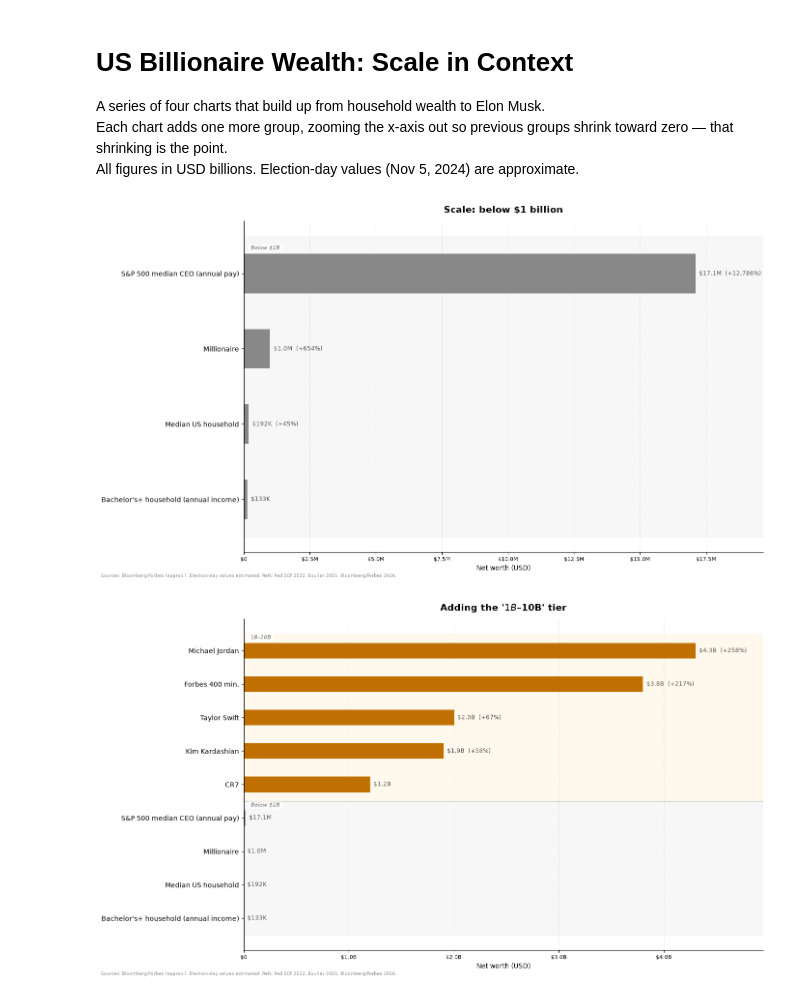
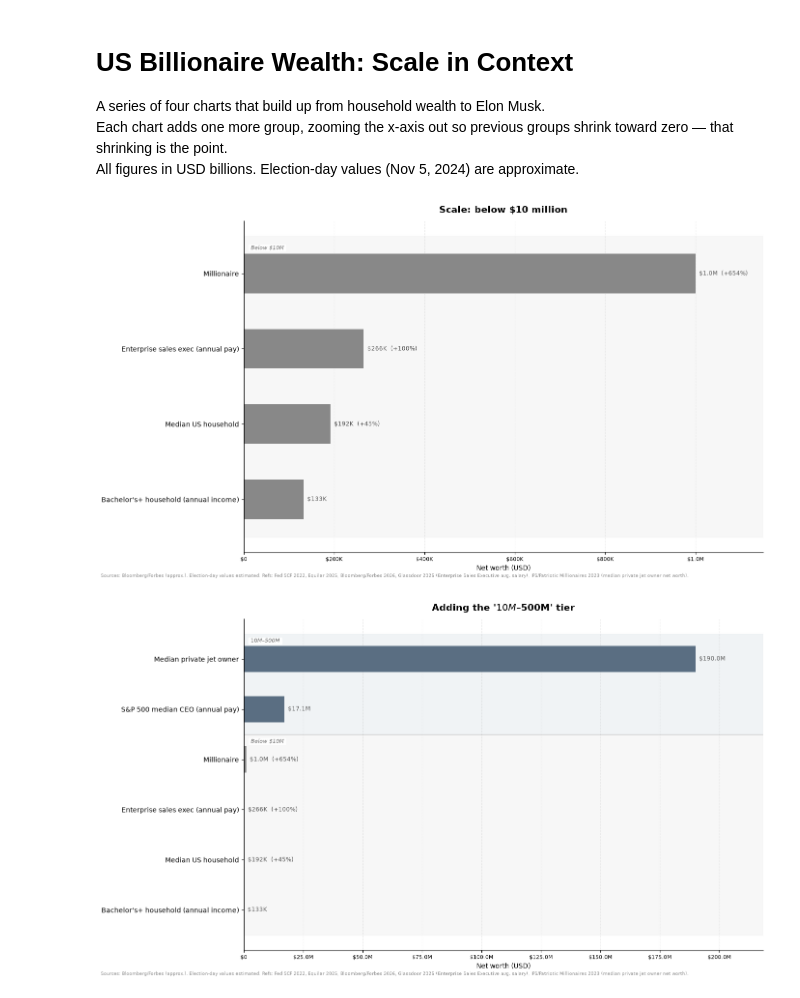
Before and after one commit to Zekda96/social-figures, a Jupyter notebook: billionaire_wealth_chart_v4.ipynb, the cells around one changed output. Cells and saved outputs as stored; diff of their text form; code cells hidden in the pictures.

```diff
--- a/billionaire_wealth_chart_v4.ipynb
+++ b/billionaire_wealth_chart_v4.ipynb
@@ -10,16 +10,27 @@ import matplotlib.transforms as mtransforms
 from matplotlib.patches import Patch
 import numpy as np
 # %%
-GROUP_BELOW = {
-    "label": "Below $1B",
+GROUP_BELOW_10M = {
+    "label": "Below $10M",
     "type":  "ref",
     "color": "#888888",
     "band":  "#f4f4f4",
     "items": [                                  # (name, USD billions), richest first
-        ("S&P 500 median CEO (annual pay)",       0.0171),
         ("Millionaire",                           0.001),
+        ("Enterprise sales exec (annual pay)",    0.0002659),
         ("Median US household",                   0.000192),
         ("Bachelor's+ household (annual income)", 0.0001327),
+    ],
+}
+
+GROUP_MID = {
+    "label": "$10M – $500M",
+    "type":  "ref",
+    "color": "#5a6e82",
+    "band":  "#eaeef2",
+    "items": [                                  # (name, USD billions), richest first
+        ("Median private jet owner",              0.190),
+        ("S&P 500 median CEO (annual pay)",       0.0171),
     ],
 }
 
@@ -185,24 +196,25 @@ def draw_chart(groups, title, ref_pct_baseline=None):
 
     fig.text(0.01, 0.005,
              "Sources: Bloomberg/Forbes (approx.). Election-day values estimated. "
-             "Refs: Fed SCF 2022, Equilar 2025, Bloomberg/Forbes 2026.",
+             "Refs: Fed SCF 2022, Equilar 2025, Bloomberg/Forbes 2026, Glassdoor 2025 (Enterprise Sales Executive avg. salary), "
+             "IPS/Patriotic Millionaires 2023 (median private jet owner net worth).",
              fontsize=6.5, color="#888")
 
     plt.tight_layout()
     plt.show()
 # %%
 draw_chart(
-    [GROUP_BELOW],
-    "Scale: below $1 billion",
-    ref_pct_baseline={"Below $1B": 0.0001327},
+    [GROUP_BELOW_10M],
+    "Scale: below $10 million",
+    ref_pct_baseline={"Below $10M": 0.0001327},
 )
 # %% [output]
-[figure, old version]
+[figure, new version]
 # %%
 draw_chart(
-    [GROUP_1B_10B, GROUP_BELOW],
-    "Adding the '$1B – $10B' tier",
-    ref_pct_baseline={"$1B – $10B": GROUP_1B_10B["items"][-1][1]},
+    [GROUP_MID, GROUP_BELOW_10M],
+    "Adding the '$10M – $500M' tier",
+    ref_pct_baseline={"Below $10M": 0.0001327},
 )
 # %% [output]
-[figure, old version]
+[figure, new version]
```
Also changed, not shown: parts of 4 cells of this notebook, 2 other files.
